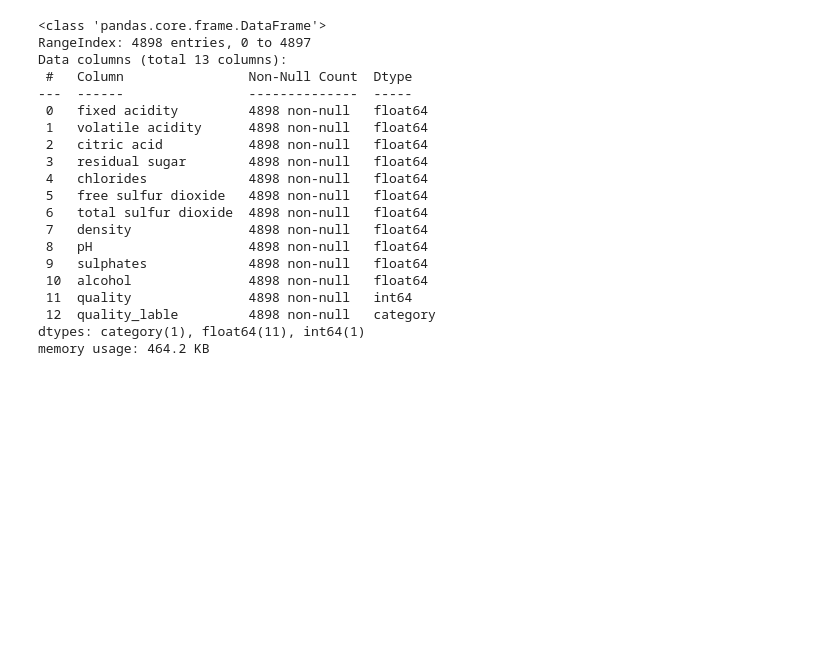
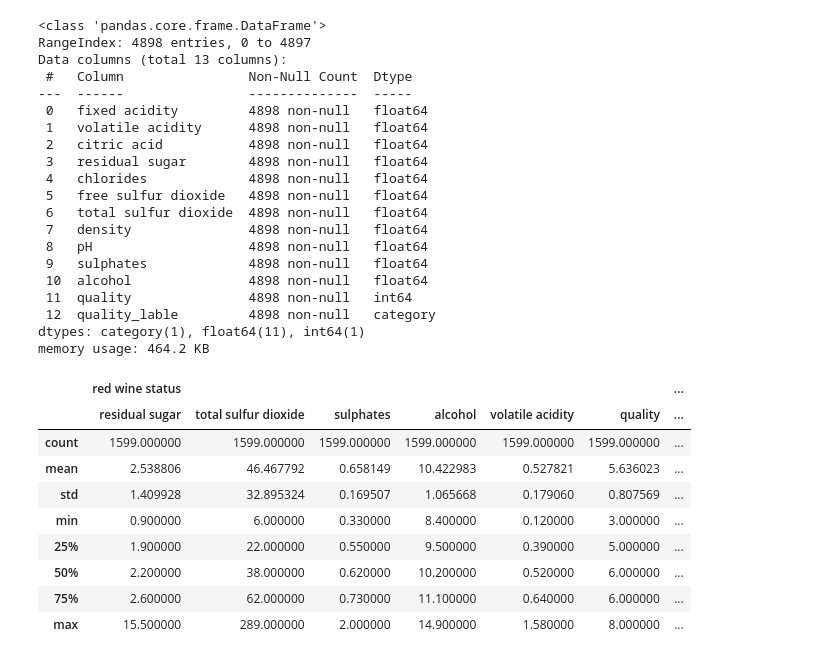
Before and after one commit to baes2021/P2-wine-EDA, a Jupyter notebook: wine_project.ipynb, the cells around one changed output. Cells and saved outputs as stored; diff of their text form; code cells hidden in the pictures; blank space fills up the shorter version.

```diff
--- a/wine_project.ipynb
+++ b/wine_project.ipynb
@@ -222,3 +222,59 @@ Data columns (total 13 columns):
  12  quality_lable         4898 non-null   category
 dtypes: category(1), float64(11), int64(1)
 memory usage: 464.2 KB
+# %%
+df0=white_wine.drop(['chlorides', 'volatile acidity', 'fixed acidity', 'citric acid', 'free sulfur dioxide',
+'density', 'pH', 'quality','quality_lable'], axis=1)
+df0['volatile acidity']=white_wine['volatile acidity']
+df0['quality']=white_wine['quality']
+
+df1=red_wine.drop(['chlorides', 'volatile acidity', 'fixed acidity', 'citric acid', 'free sulfur dioxide',
+'density', 'pH', 'quality','quality_lable'], axis=1)
+df1['volatile acidity']=red_wine['volatile acidity']
+df1['quality']=red_wine['quality']
+pd.concat([df1.describe(), df0.describe()], axis=1, keys=['red wine status','white wine status'])
+# 1) residual suger is higher in white wine, std is also higher the same is total sulfur dioxide
+# 2) quality of white wines is higher
+# 3)  mean value of sulfates and volatile acidity seem to be higher in red wine as compared to white wine.
+# 4) fixed acidity, choloride  is higher in red wine
+# 5) citric acid, 	ree sulfur dioxide	total sulfur dioxide of white wine are higher.
+# 6) pH	sulphates of red wine is higher
+# 7) median of residual suger for white wine is almost double of red wine. while its maximum is
+# nearly 4 time more
+# 8) In the U.S, the legal limits of Volatile Acidity are 1.2 g/L for red table wine
+# and 1.1 g/L for white table wine.
+# It is nice to see how many percent of data are folling this US stabdard
+# 9) Chlorides can be a significant contributor to saltiness in wine. (find the satiest wines)
+# 10) the part of the sulfur dioxide that is added to a wine and that is lost into it is said to be
+# bound, while the active part is said
+# to be free. The winemaker will always try to get the highest proportion of free sulfur to bind.
+# to find how much  sulfur dioxide  is bound.
+# 11)Total sulfur dioxide is the sum of the bound and the free sulfur dioxide (SO2). Here,
+# it’s expressed in mg/dm3. There are legal limits for sulfur levels in wines: in the EU, red wines
+# can only have 160mg/L, while white and rose wines can have about 210mg/L. Sweet wines are allowed
+# o have 400mg/L. For the US, the legal limits are set at 350mg/L, and for Australia, this is 250mg/L.
+# compare the data with standards
+# Density is generally used as a measure of the conversion of sugar to alcohol
+# see the cov (density and alcohol)
+# 12) pH or the potential of hydrogen is a numeric scale to specify the acidity or
+#  basicity the wine. As you might know, solutions with a pH less than 7 are acidic,
+# while solutions with a pH greater than 7 are basic. With a pH of 7, pure water is neutral.
+# Most wines have a pH between 2.9 and 3.9 and are therefore acidic.
+# compare the ph with the values give above
+# 14) Sulfates are to wine as gluten is to food. You might already know sulfites from the
+# headaches that they can cause. They are a regular part of winemaking around the world
+# and are considered necessary. In this case, they are expressed in g(potassiumsulphate)/dm3.
+# 15) Alcohol: wine is an alcoholic beverage, and as you know, the percentage of
+# alcohol can vary from wine to wine. It shouldn’t be surprised that this variable
+# is included in the data sets, where it’s expressed in % vol.
+# %% [output]
+|  | red wine status |  |  |  |  |  | ... |
+|  | residual sugar | total sulfur dioxide | sulphates | alcohol | volatile acidity | quality | ... |
+| count | 1599.000000 | 1599.000000 | 1599.000000 | 1599.000000 | 1599.000000 | 1599.000000 | ... |
+| mean | 2.538806 | 46.467792 | 0.658149 | 10.422983 | 0.527821 | 5.636023 | ... |
+| std | 1.409928 | 32.895324 | 0.169507 | 1.065668 | 0.179060 | 0.807569 | ... |
+| min | 0.900000 | 6.000000 | 0.330000 | 8.400000 | 0.120000 | 3.000000 | ... |
+| 25% | 1.900000 | 22.000000 | 0.550000 | 9.500000 | 0.390000 | 5.000000 | ... |
+| 50% | 2.200000 | 38.000000 | 0.620000 | 10.200000 | 0.520000 | 6.000000 | ... |
+| 75% | 2.600000 | 62.000000 | 0.730000 | 11.100000 | 0.640000 | 6.000000 | ... |
+| max | 15.500000 | 289.000000 | 2.000000 | 14.900000 | 1.580000 | 8.000000 | ... |
```
Also changed, not shown: parts of 2 cells of this notebook.
